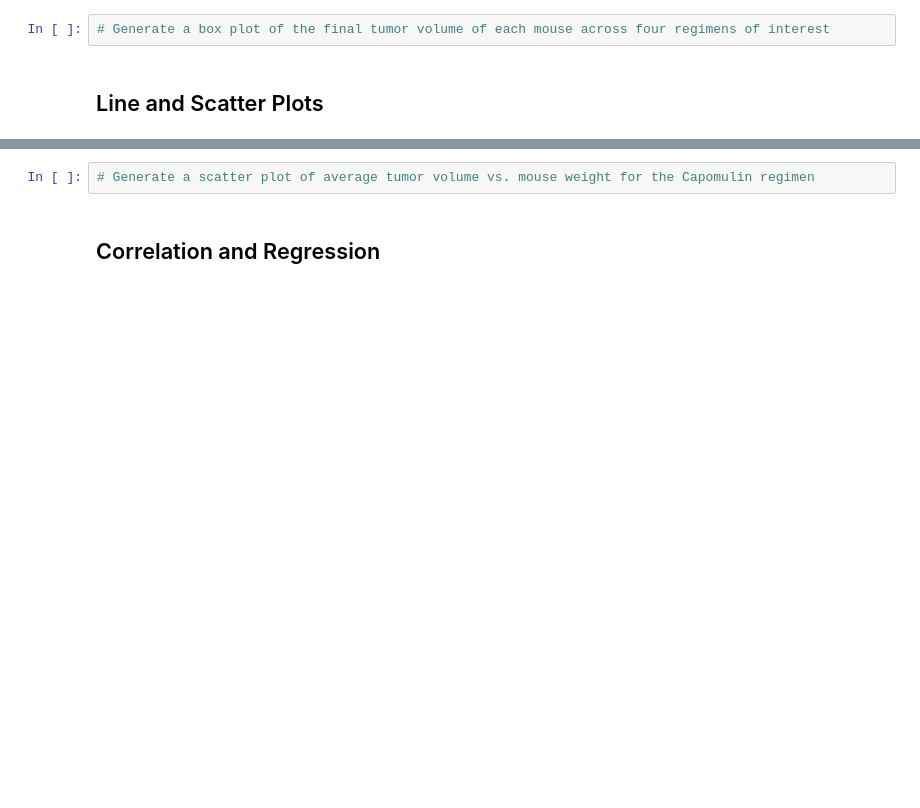
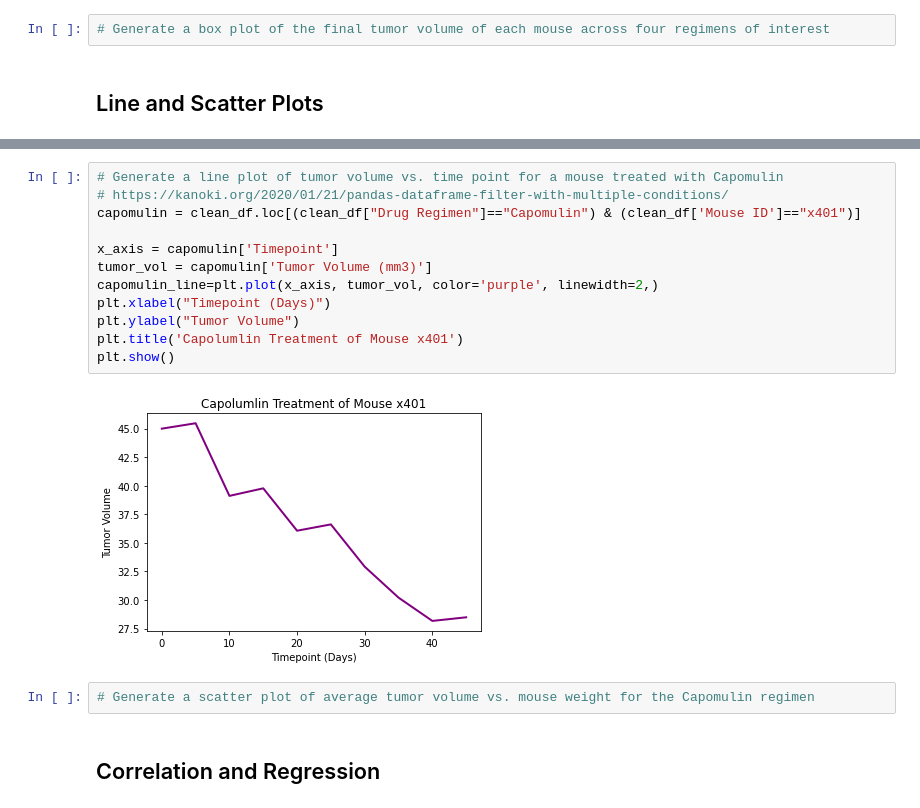
Before and after one commit to JeniLam/MatPlotLib_Challenge, a Jupyter notebook: pymaceuticals_starter.ipynb, the cells around one changed output, grey strips where cells are left out. Cells and saved outputs as stored; diff of their text form; blank space fills up the shorter version.

Commit message:
Adds Capomulin Line Graph

```diff
--- a/pymaceuticals_starter.ipynb
+++ b/pymaceuticals_starter.ipynb
@@ -244,3 +236,17 @@ plt.show()
+# %%
+# Generate a line plot of tumor volume vs. time point for a mouse treated with Capomulin
+# https://kanoki.org/2020/01/21/pandas-dataframe-filter-with-multiple-conditions/
+capomulin = clean_df.loc[(clean_df["Drug Regimen"]=="Capomulin") & (clean_df['Mouse ID']=="x401")]
+
+x_axis = capomulin['Timepoint']
+tumor_vol = capomulin['Tumor Volume (mm3)']
+capomulin_line=plt.plot(x_axis, tumor_vol, color='purple', linewidth=2,)
+plt.xlabel("Timepoint (Days)")
+plt.ylabel("Tumor Volume")
+plt.title('Capolumlin Treatment of Mouse x401')
+plt.show()
+# %% [output]
+[figure, added]
 # %%
 # Generate a scatter plot of average tumor volume vs. mouse weight for the Capomulin regimen
 # %% [markdown]
```
Also changed, not shown: parts of 10 cells of this notebook.
